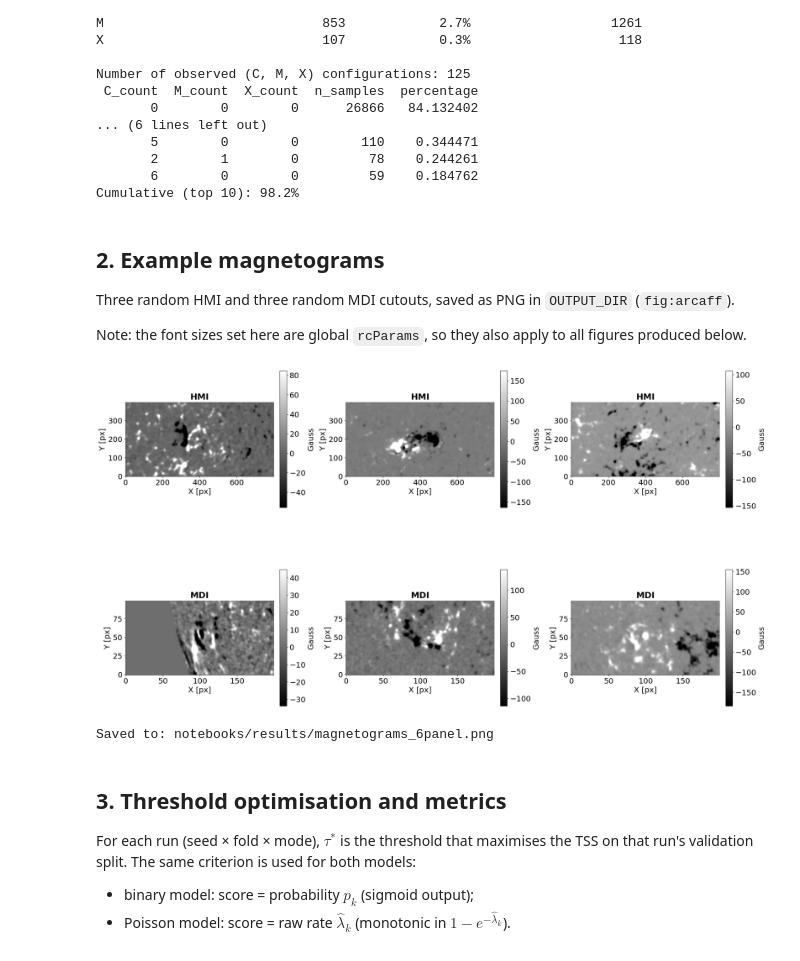
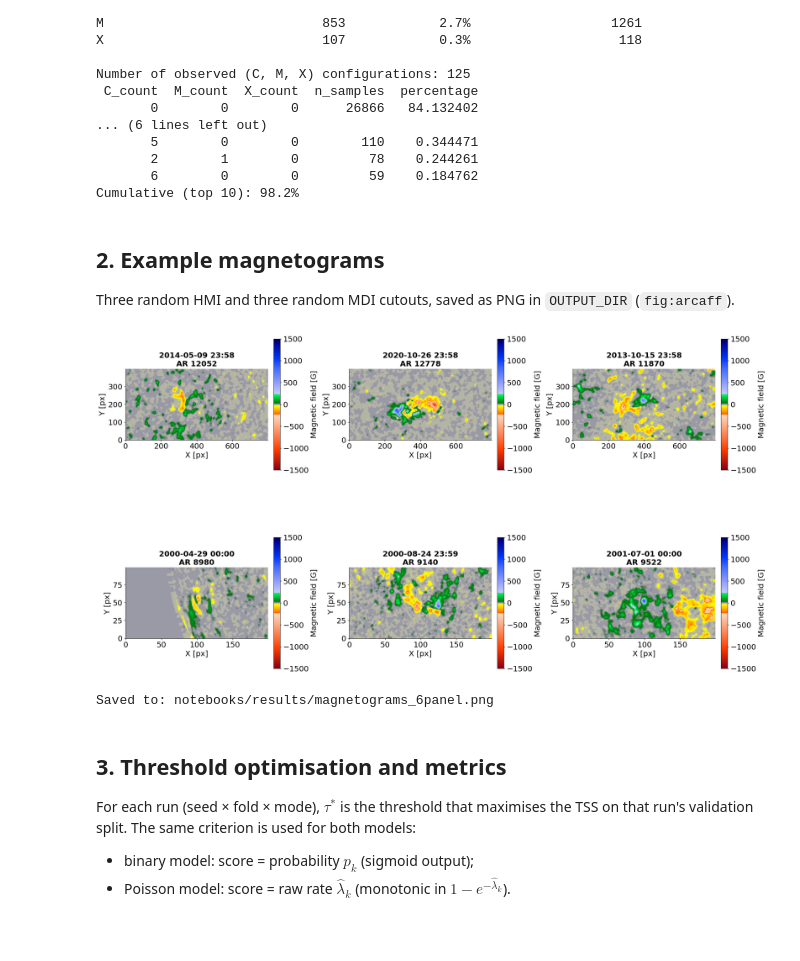
Before and after one commit to margherita-lampani/counts-flare-forecasting, a Jupyter notebook: notebooks/results.ipynb, the cells around one changed output. Drawn from its saved outputs; the diff is of its cells as text; code cells hidden in the pictures.

```diff
--- a/notebooks/results.ipynb
+++ b/notebooks/results.ipynb
@@ -167,15 +167,25 @@ Cumulative (top 10): 98.2%
 ## 2. Example magnetograms
 
 Three random HMI and three random MDI cutouts, saved as PNG in `OUTPUT_DIR` (`fig:arcaff`).
-
-Note: the font sizes set here are global `rcParams`, so they also apply to all figures produced below.
 # %%
 import h5py
+import numpy as np
+import pandas as pd
+import matplotlib.pyplot as plt
+
+USE_HMIMAG = True
+try:
+    import sunpy.visualization.colormaps  # registra 'hmimag'
+    CMAP = 'hmimag' if USE_HMIMAG else 'RdBu'
+except ImportError:
+    CMAP = 'RdBu'
+
+FIXED_LIMIT = 1500 if CMAP == 'hmimag' else None
 
 # --- Pick 3 random samples for each instrument (reproducible) ---
 sample_hmi = timing_df[timing_df['dataset'] == 'HMI'].sample(3, random_state=7)
 sample_mdi = timing_df[timing_df['dataset'] == 'MDI'].sample(3, random_state=7)
-samples = pd.concat([sample_hmi, sample_mdi])
+samples = pd.concat([sample_hmi, sample_mdi])  # riga 1 = HMI, riga 2 = MDI
 
 
 def load_mag(filepath):
@@ -187,10 +197,16 @@ def load_mag(filepath):
         for key in f.keys():
             if isinstance(f[key], h5py.Dataset):
                 return f[key][:]
-        return None
+    return None
 
 
-# --- Global font sizes (also apply to the figures below) ---
+def panel_label(row):
+    """Etichetta con data e AR per ogni pannello."""
+    date = pd.to_datetime(row['sample_time']).strftime('%Y-%m-%d %H:%M')
+    return f"{date}\nAR {row['ar_number']}"
+
+
+# --- Global font sizes ---
 plt.rcParams.update({
     'font.size': 16,
     'axes.titlesize': 20,
@@ -200,39 +216,43 @@ plt.rcParams.update({
 })
 
 fig, axes = plt.subplots(2, 3, figsize=(22, 13), constrained_layout=True)
 axes = axes.flatten()
 
 for ax, (_, row) in zip(axes, samples.iterrows()):
     filepath = row['filename']
     if not os.path.exists(filepath):
         ax.text(0.5, 0.5, 'FILE NOT FOUND', ha='center', va='center', fontsize=14)
         ax.set_xticks([]); ax.set_yticks([])
         continue
 
     data = load_mag(filepath)
     if data is None:
         ax.text(0.5, 0.5, 'NO DATA', ha='center', va='center', fontsize=14)
         ax.set_xticks([]); ax.set_yticks([])
         continue
 
-    # Robust stretch for display
-    vmin, vmax = np.nanpercentile(data, [1, 99])
-    im = ax.imshow(data, cmap='gray', origin='lower', vmin=vmin, vmax=vmax)
-    ax.set_title(row.get('dataset', ''), fontsize=20, fontweight='bold')
+    # Limiti simmetrici attorno a 0 -> lo 0 ha sempre lo stesso colore
+    limit = FIXED_LIMIT if FIXED_LIMIT is not None else np.nanmax(np.abs(data))
+
+    im = ax.imshow(data, cmap=CMAP, vmin=-limit, vmax=limit, origin='lower')
+
+    # Niente titolo HMI/MDI: data (e AR) dentro l'immagine
+    ax.set_title(panel_label(row), fontsize=18, fontweight='bold')
+
     ax.set_xlabel('X [px]', fontsize=18)
     ax.set_ylabel('Y [px]', fontsize=18)
     ax.tick_params(axis='both', which='major', labelsize=18)
 
     cbar = fig.colorbar(im, ax=ax, fraction=0.046, pad=0.04)
-    cbar.set_label('Gauss', fontsize=18)
+    cbar.set_label('Magnetic field [G]', fontsize=18)
     cbar.ax.tick_params(labelsize=18)
 
 out_path = os.path.join(OUTPUT_DIR, 'magnetograms_6panel.png')
 fig.savefig(out_path, dpi=300, bbox_inches='tight')
 plt.show()
 print(f'Saved to: {out_path}')
 # %% [output]
-[figure, old version]
+[figure, new version]
 Saved to: notebooks/results/magnetograms_6panel.png
 # %% [markdown]
 ## 3. Threshold optimisation and metrics
```
Also changed, not shown: parts of 2 cells of this notebook.
